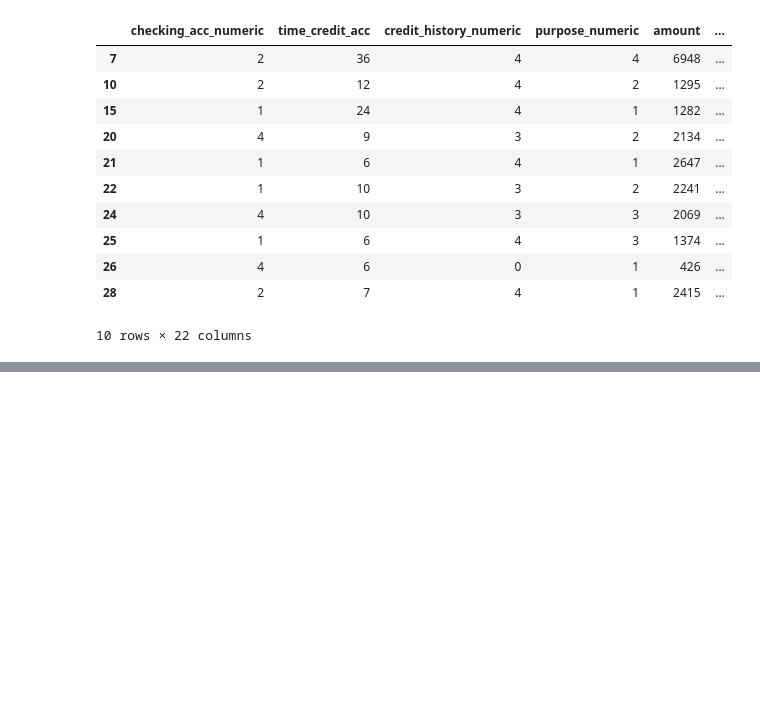
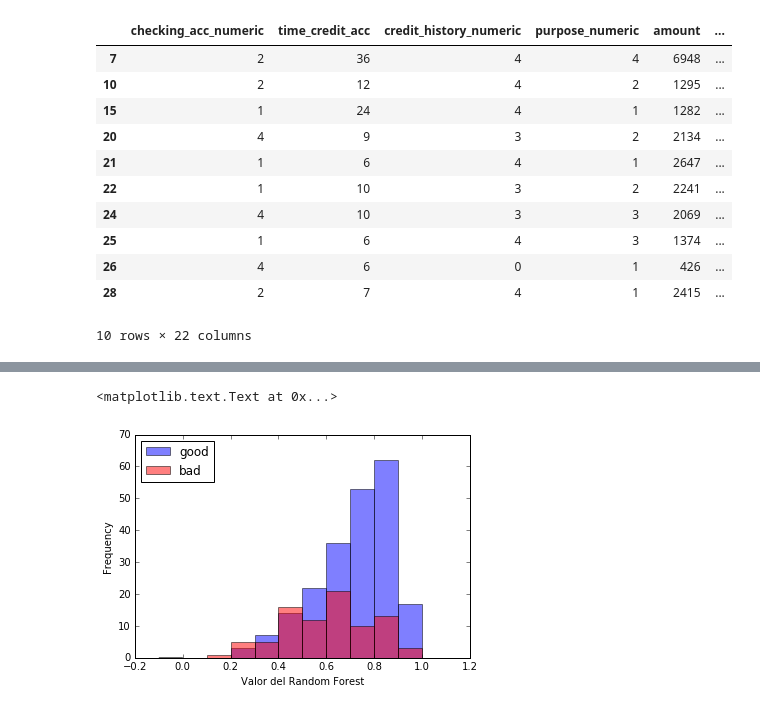
Before and after one commit to hackerschoolmty/Programa-Data-Science, a Jupyter notebook: 5.- Aprendizaje automático/5.- Sesión 2 Aprendizaje automático avanzado.ipynb, the cells around one changed output, grey strips where cells are left out. Cells and saved outputs as stored; diff of their text form; code cells hidden in the pictures; blank space fills up the shorter version.

```diff
--- a/5.- Aprendizaje automático/5.- Sesión 2 Aprendizaje automático avanzado.ipynb
+++ b/5.- Aprendizaje automático/5.- Sesión 2 Aprendizaje automático avanzado.ipynb
@@ -156,0 +238,9 @@ plt.ylabel('Utilidad seleccionando x como valor mínimo, con fluctuaciones al 68
+# %%
+from sklearn.ensemble import RandomForestClassifier
+clf = RandomForestClassifier(n_estimators=400)
+clf = clf.fit(training_data, training_target.ravel())
+# %%
+testing_data = df_testing.as_matrix(columns=varnames)
+df_testing['random_forest'] = clf.predict_proba(testing_data)[:,0]
+df_testing['random_forest_pred'] = clf.predict(testing_data)
+df_testing.head(10)
@@ -156,0 +260,11 @@ plt.ylabel('Utilidad seleccionando x como valor mínimo, con fluctuaciones al 68
+# %%
+rf_scores_range = arange(-0.1,1.2,0.1)
+df_good = df_testing[df_testing['is_good']==1]
+df_bad = df_testing[df_testing['is_good']!=1]
+htest_good = df_good['random_forest'].plot.hist(bins=rf_scores_range,color='b',alpha=0.5,label='good')
+htest_bad = df_bad['random_forest'].plot.hist(bins=rf_scores_range,color='r',alpha=0.5,label='bad')
+plt.legend(loc='upper left')
+plt.xlabel('Valor del Random Forest')
+# %% [output]
+<matplotlib.text.Text at 0x...>
+[figure, added]
```
Also changed, not shown: parts of 20 cells of this notebook.
